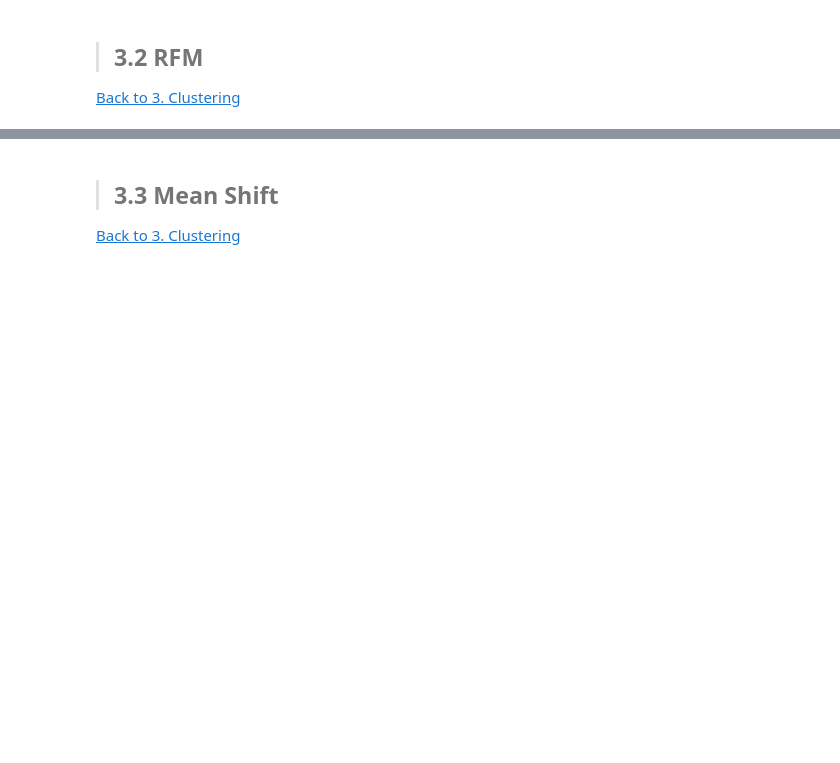
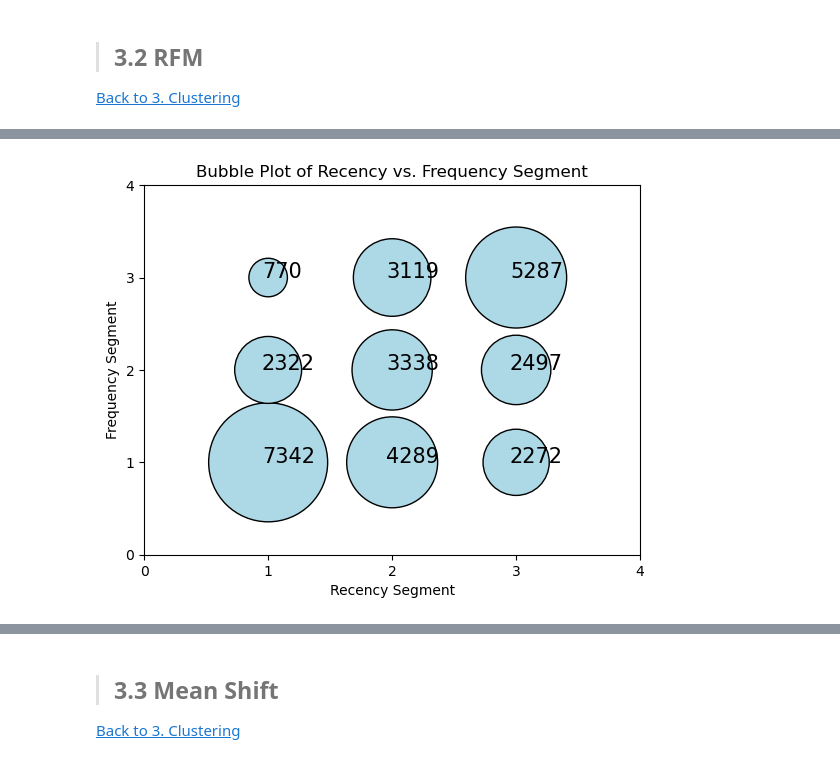
Before and after one commit to SvenGoerdes/CustomerSegmentationDataMining, a Jupyter notebook: deliverables/DM2425_Part2_10_02.ipynb, the cells around one changed output, grey strips where cells are left out. Drawn from its saved outputs; the diff is of its cells as text; code cells hidden in the pictures; blank space fills up the shorter version.

```diff
--- a/deliverables/DM2425_Part2_10_02.ipynb
+++ b/deliverables/DM2425_Part2_10_02.ipynb
@@ -313,0 +388,55 @@ for cpi, sf in zip(range(len(metric_features)), subfigs.flatten()):
+# %%
+def create_2d_bubble(rf_segment, variable, multiplier, colorbubble):
+  '''
+  Creates 2-dimensional bubble plot with detailed
+  RF segment information.
+
+  Arguments:
+  - rf_segment(pd.DataFrame): Dataframe with segments
+  data.
+  - variable(str): Variable to use as bubble size.
+  - multiplier(int): Multiplier to add emphasis to the
+  bubble size.
+  - colorbubble(str): color of the bubble plot
+
+  Returns:
+  - None, but a plot is shown.
+  '''
+  fig, ax = plt.subplots()
+
+  # Create the scatter plot
+  # Multiplying by 25 just to see more difference between
+  # bubbles
+  sc = ax.scatter(rf_segment.Recency,
+            rf_segment.Frequency,
+            s=rf_segment[variable]*multiplier,
+            color=colorbubble,
+            edgecolors='black')
+
+  # Annotate plot with size
+  for i in range(len(rf_segment.Recency)):
+    ax.annotate(np.round(rf_segment[variable].iloc[i], 1),
+                (rf_segment.Recency.iloc[i]-0.05,
+                rf_segment.Frequency.iloc[i]),
+                fontsize=15
+                )
+
+  plt.title('Bubble Plot of Recency vs. Frequency Segment')
+  plt.xlabel('Recency Segment')
+  plt.ylabel('Frequency Segment')
+  plt.xticks([0,1,2,3,4])
+  plt.yticks([0,1,2,3,4])
+
+  plt.show()
+
+# Step 1: Aggregate data for Frequency and Recency groups
+segment_size = rfm_segmentation.groupby(['Frequency', 'Recency'], as_index=False).size()
+segment_value = rfm_segmentation.groupby(['Frequency', 'Recency'], as_index=False)['monetary_value'].mean()
+
+# Merge size and monetary value
+segment_info = segment_size.merge(segment_value, on=['Frequency', 'Recency'])
+
+# Step 2: Create a bubble plot for size
+create_2d_bubble(segment_info, 'size', 1, 'lightblue')  # Bubbles sized by number of customers
+# %% [output]
+[figure, added]
```
Also changed, not shown: parts of 5 cells of this notebook.
